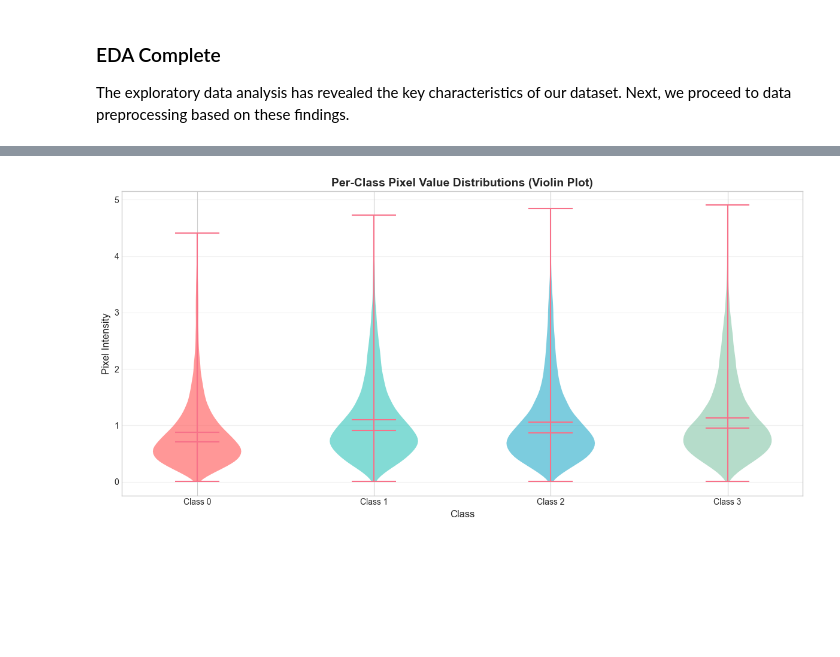
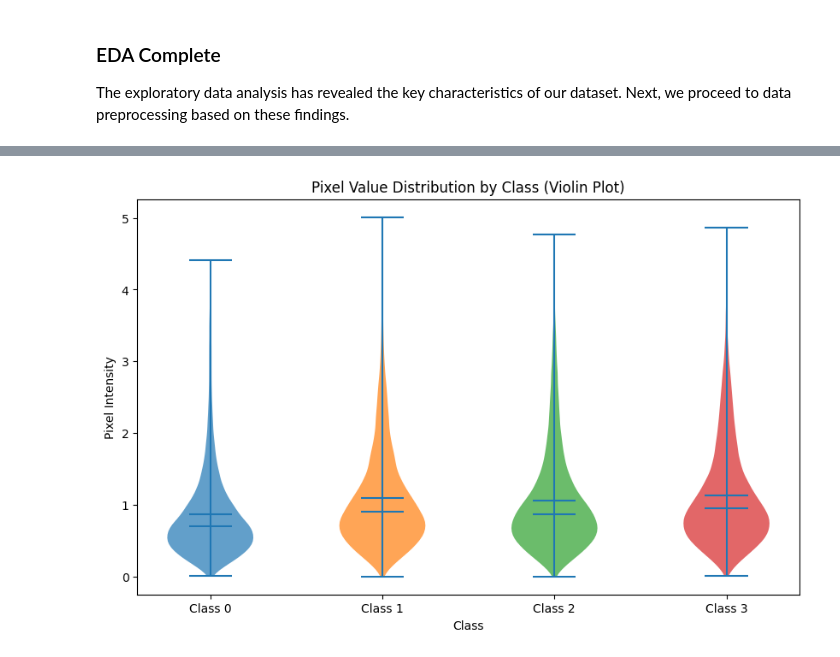
Before and after one commit to NghiaNguyen170192/cosc3007-deep-learning, a Jupyter notebook: assignments/Assignment-01-DUE-2025-12-06/submission_s3343711.ipynb, the cells around one changed output, grey strips where cells are left out. Cells and saved outputs as stored; diff of their text form; code cells hidden in the pictures; blank space fills up the shorter version.

```diff
--- a/assignments/Assignment-01-DUE-2025-12-06/submission_s3343711.ipynb
+++ b/assignments/Assignment-01-DUE-2025-12-06/submission_s3343711.ipynb
@@ -19,14 +19,12 @@ This project implements a deep learning solution for **multiclass image classifi
 3. Build and train a CNN model for accurate classification
 4. Evaluate model performance and discuss results
 # %%
-# Imports and Reproducibility Setup
 import numpy as np
 import matplotlib.pyplot as plt
 from scipy import stats
 
-# Set random seed for reproducibility
 RANDOM_SEED = 42
-np.random.seed(RANDOM_SEED)
 
-print(f"NumPy version: {np.__version__}")
-print(f"Random seed: {RANDOM_SEED}")
+# Class color palette (consistent across all visualizations)
+CLASS_COLORS = ["#1f77b4", "#ff7f0e", "#2ca02c", "#d62728"]  # Blue, Orange, Green, Red
+CLASS_NAMES = ["Class 0", "Class 1", "Class 2", "Class 3"]
@@ -175,35 +199,56 @@ Class    Mean         Std Dev      Max Variance Location
 
 The exploratory data analysis has revealed the key characteristics of our dataset. Next, we proceed to data preprocessing based on these findings.
 # %%
-# Pixel Value Statistics with Violin Plot
-all_pixels = X.flatten()
+num_classes = 4
+sample_size = 50000
 
-# Calculate statistics
-pixel_stats = {
-    "Minimum": np.min(all_pixels),
-    "Maximum": np.max(all_pixels),
-    "Mean": np.mean(all_pixels),
-    "Median": np.median(all_pixels),
-    "Standard Deviation": np.std(all_pixels),
-    "Skewness": stats.skew(all_pixels),
-    "Kurtosis": stats.kurtosis(all_pixels),
-}
+# Prepare pixel data per class with sampling
+pixels_per_class = []
+class_stats = {}
 
-print("Pixel Value Statistics:")
-print("-" * 40)
-for stat_name, stat_value in pixel_stats.items():
-    print(f"  {stat_name}: {stat_value:.4f}")
+for class_index in range(num_classes):
+    class_mask = y == class_index
+    class_pixels = X[class_mask].flatten()
 
-# Violin plot
-figure, axis = plt.subplots(figsize=(6, 6))
-axis.violinplot([all_pixels], showmeans=True, showmedians=True)
+    # Random sample for faster plotting
+    if len(class_pixels) > sample_size:
+        sampled_pixels = np.random.choice(class_pixels, size=sample_size, replace=False)
+    else:
+        sampled_pixels = class_pixels
+
+    pixels_per_class.append(sampled_pixels)
+
+    # Calculate stats on FULL data (not sampled)
+    class_stats[class_index] = {
+        "Mean": np.mean(class_pixels),
+        "Std": np.std(class_pixels),
+        "Min": np.min(class_pixels),
+        "Max": np.max(class_pixels),
+    }
+
+# Print per-class statistics
+print("Pixel Value Statistics Per Class:")
+print("-" * 60)
+print(f"{'Class':<8} {'Mean':<12} {'Std':<12} {'Min':<12} {'Max':<12}")
+print("-" * 60)
+for class_index, stats_dict in class_stats.items():
+    print(
+        f"{class_index:<8} {stats_dict['Mean']:<12.4f} {stats_dict['Std']:<12.4f} {stats_dict['Min']:<12.4f} {stats_dict['Max']:<12.4f}"
+    )
+
+# Violin plot - one violin per class (using consistent class colors)
+figure, axis = plt.subplots(figsize=(10, 6))
+violin_parts = axis.violinplot(pixels_per_class, showmeans=True, showmedians=True)
+
+# Apply consistent class colors
+for idx, body in enumerate(violin_parts["bodies"]):
+    body.set_facecolor(CLASS_COLORS[idx])
+    body.set_alpha(0.7)
+
 axis.set_ylabel("Pixel Intensity")
-axis.set_title("Pixel Value Distribution (Violin Plot)")
-axis.set_xticks([1])
-axis.set_xticklabels(["All Pixels"])
+axis.set_xlabel("Class")
+axis.set_title("Pixel Value Distribution by Class (Violin Plot)")
+axis.set_xticks(range(1, num_classes + 1))
+axis.set_xticklabels(CLASS_NAMES)
 plt.show()
-
-print("\nKey Insights:")
-print(f"  - Pixel values range from {pixel_stats['Minimum']:.3f} to {pixel_stats['Maximum']:.3f}")
-print(f"  - Data is NOT in standard [0, 1] range - normalization required")
 # %% [output]
@@ -210 +263 @@ print(f"  - Data is NOT in standard [0, 1] range - normalization required")
-[figure, old version]
+[figure, new version]
```
Also changed, not shown: parts of 23 cells of this notebook, 1 other file.
